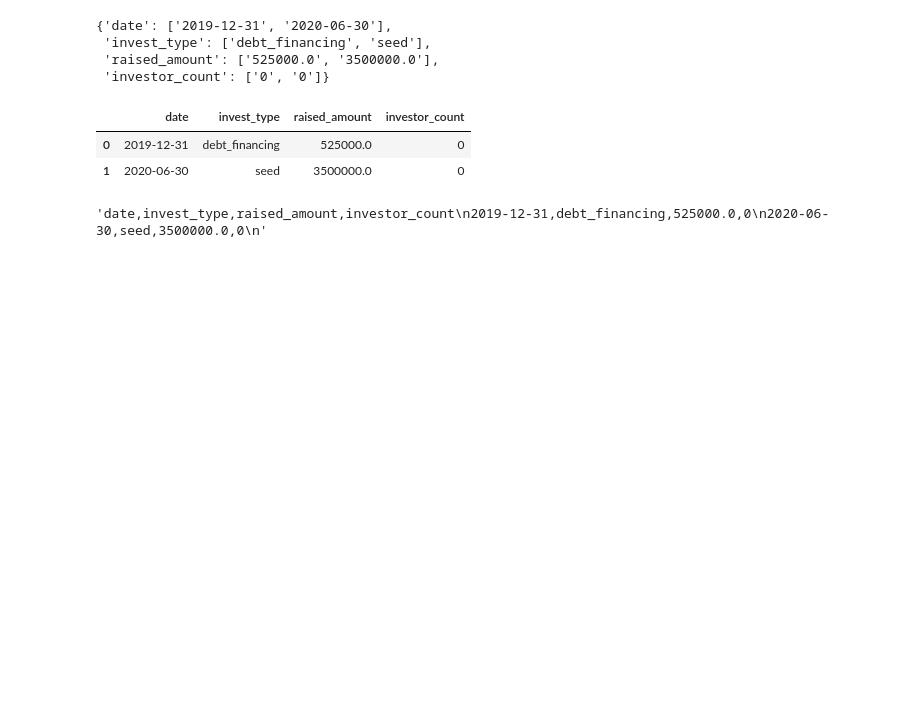
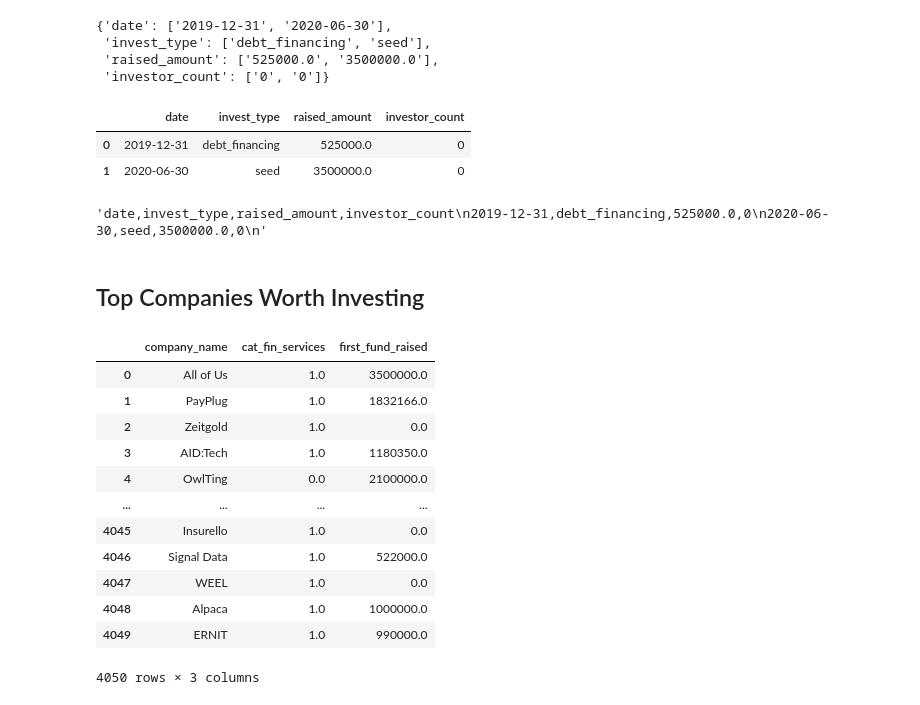
Before and after one commit to StardustLID/TEMG4952A-TEAM-5, a Jupyter notebook: backend/csv_helper.ipynb, the cells around one changed output. Drawn from its saved outputs; the diff is of its cells as text; code cells hidden in the pictures; blank space fills up the shorter version.

```diff
--- a/backend/csv_helper.ipynb
+++ b/backend/csv_helper.ipynb
@@ -1171,3 +1171,27 @@ df
 df.to_csv(index=False)
 # %% [output]
 'date,invest_type,raised_amount,investor_count\n2019-12-31,debt_financing,525000.0,0\n2020-06-30,seed,3500000.0,0\n'
+# %% [markdown]
+## Top Companies Worth Investing
+# %%
+import pandas as pd
+df = pd.read_csv("../Week3_Onwards/unified_csv.csv")
+
+cols_to_keep = ['company_name', 'cat_fin_services', 'first_fund_raised']
+
+df = df[cols_to_keep]
+df
+# %% [output]
+|  | company_name | cat_fin_services | first_fund_raised |
+| 0 | All of Us | 1.0 | 3500000.0 |
+| 1 | PayPlug | 1.0 | 1832166.0 |
+| 2 | Zeitgold | 1.0 | 0.0 |
+| 3 | AID:Tech | 1.0 | 1180350.0 |
+| 4 | OwlTing | 0.0 | 2100000.0 |
+| ... | ... | ... | ... |
+| 4045 | Insurello | 1.0 | 0.0 |
+| 4046 | Signal Data | 1.0 | 522000.0 |
+| 4047 | WEEL | 1.0 | 0.0 |
+| 4048 | Alpaca | 1.0 | 1000000.0 |
+| 4049 | ERNIT | 1.0 | 990000.0 |
+4050 rows × 3 columns
```
Also changed, not shown: parts of 4 cells of this notebook, 7 other files.
